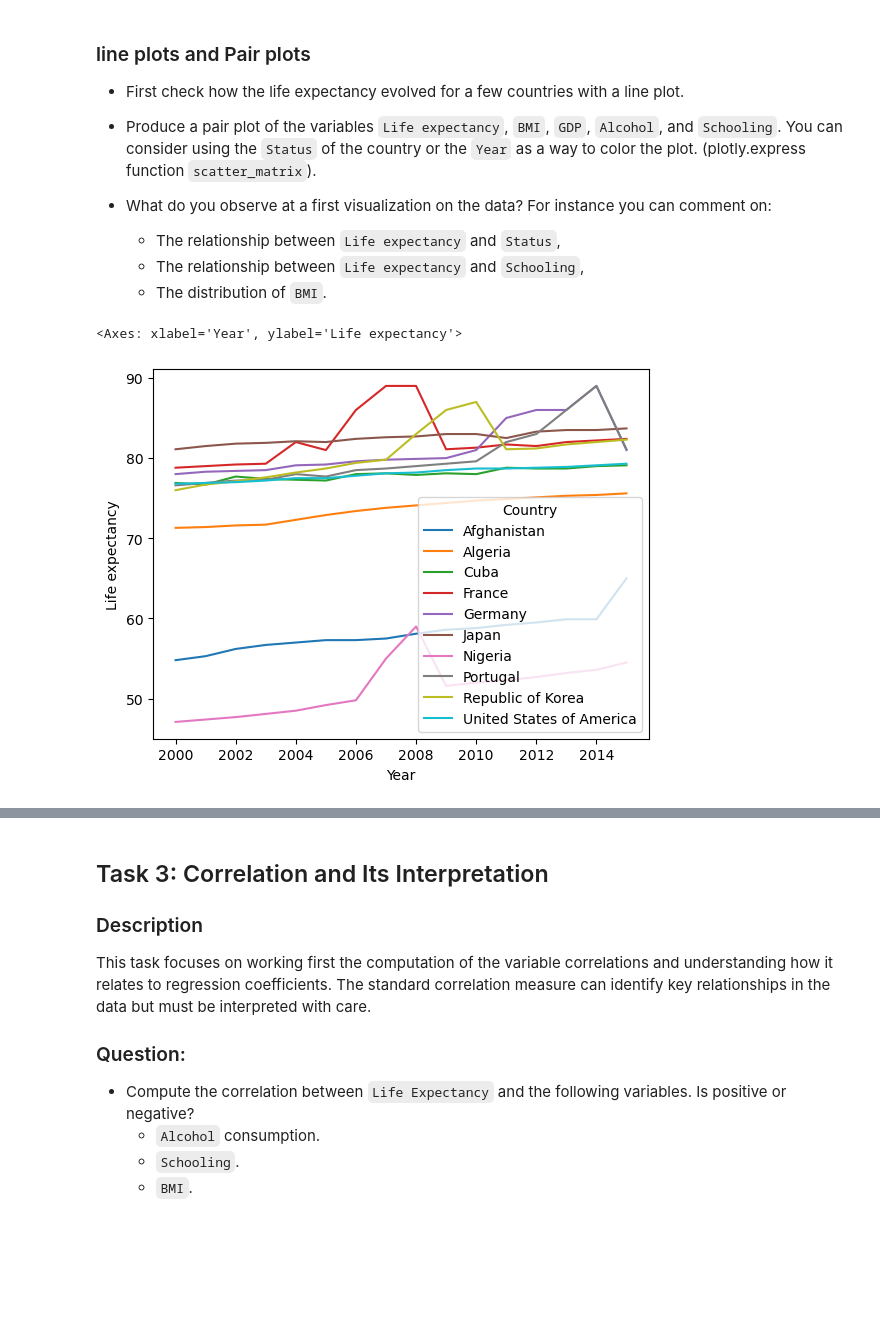
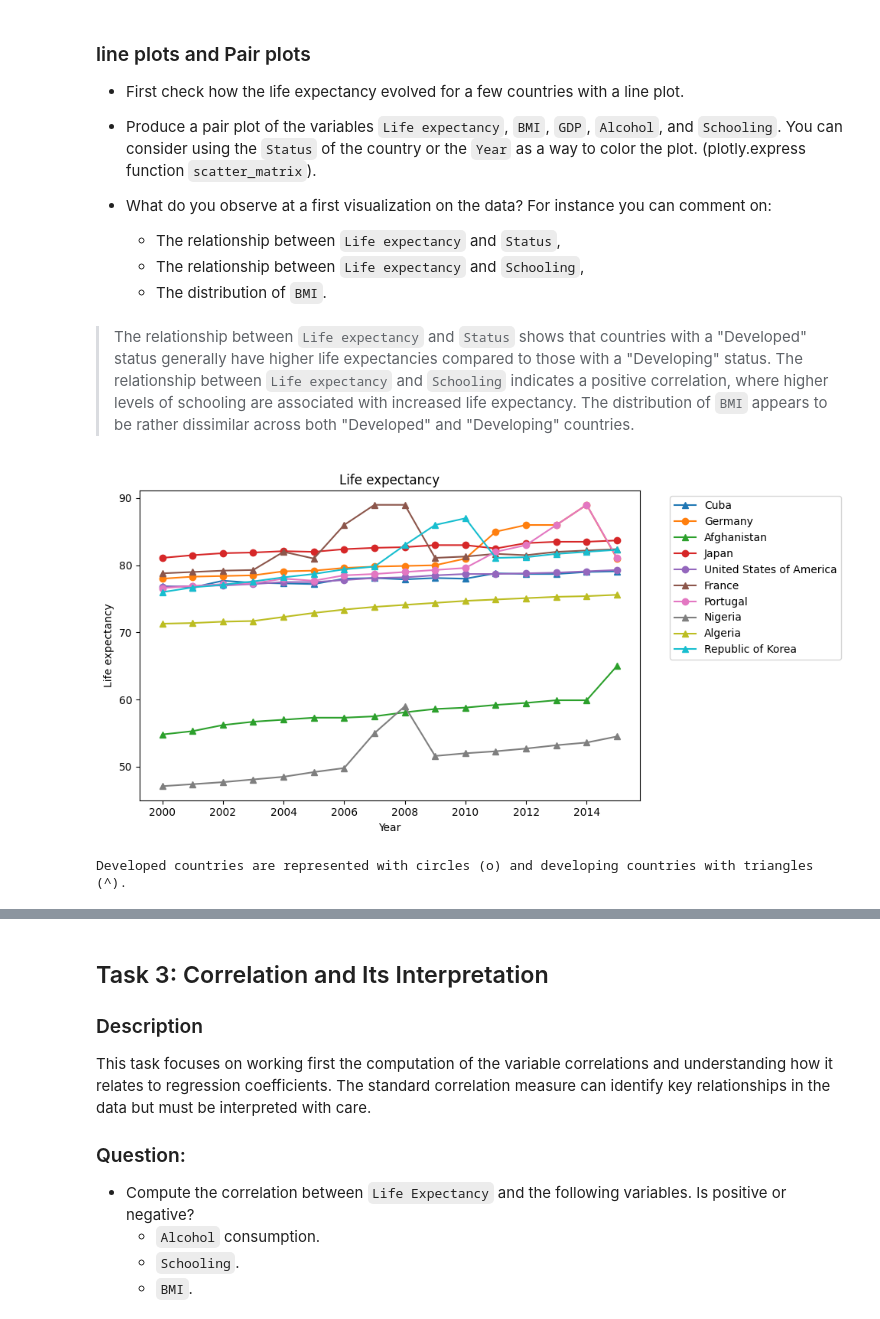
Before and after one commit to vincenteichhorn/cs-apml-assignments, a Jupyter notebook: src/04-image-classification/Project_regression_analysis.ipynb, the cells around one changed output, grey strips where cells are left out. Cells and saved outputs as stored; diff of their text form; code cells hidden in the pictures; blank space fills up the shorter version.

```diff
--- a/src/04-image-classification/Project_regression_analysis.ipynb
+++ b/src/04-image-classification/Project_regression_analysis.ipynb
@@ -163,12 +213,32 @@ key_variables = ['Life expectancy', 'BMI', 'GDP']
   - The relationship between `Life expectancy` and `Status`,
   - The relationship between `Life expectancy` and `Schooling`,
   - The distribution of `BMI`.
+# %% [markdown]
+> The relationship between `Life expectancy` and `Status` shows that countries with a "Developed" status generally have higher life expectancies compared to those with a "Developing" status.
+> The relationship between `Life expectancy` and `Schooling` indicates a positive correlation, where higher levels of schooling are associated with increased life expectancy.
+> The distribution of `BMI` appears to be rather dissimilar across both "Developed" and "Developing" countries.
 # %%
-countries = data.Country.unique()
 ### Example of countries but you can select an other set
+var = "Life expectancy"
 cchoice = ['Cuba','Germany', 'Afghanistan', 'Japan', 'United States of America' ,
            'France', 'Portugal', 'Nigeria', 'Algeria', 'Republic of Korea' ]
+years = data_filled['Year'].unique()
+fig, axes = plt.subplots(1, 1, figsize=(10, 5))
+for choice in cchoice:
+    country_data = data_filled[data_filled['Country'] == choice]
+    var_data = country_data[var]
+    status = country_data['Status'].iloc[0]
+    marker = 'o' if status == 'Developed' else '^'
+    axes.plot(years, var_data, marker=marker, label=choice)
+axes.set_title(var)
+axes.set_xlabel('Year')
+axes.set_ylabel(var)
+axes.legend(bbox_to_anchor=(1.05, 1), loc='upper left')
+
+plt.tight_layout()
+plt.show()
+print("Developed countries are represented with circles (o) and developing countries with triangles (^).")
 # %% [output]
+[figure, new version]
-<Axes: xlabel='Year', ylabel='Life expectancy'>
+Developed countries are represented with circles (o) and developing countries with triangles (^).
-[figure, old version]
 # %%
```
Also changed, not shown: parts of 22 cells of this notebook.
